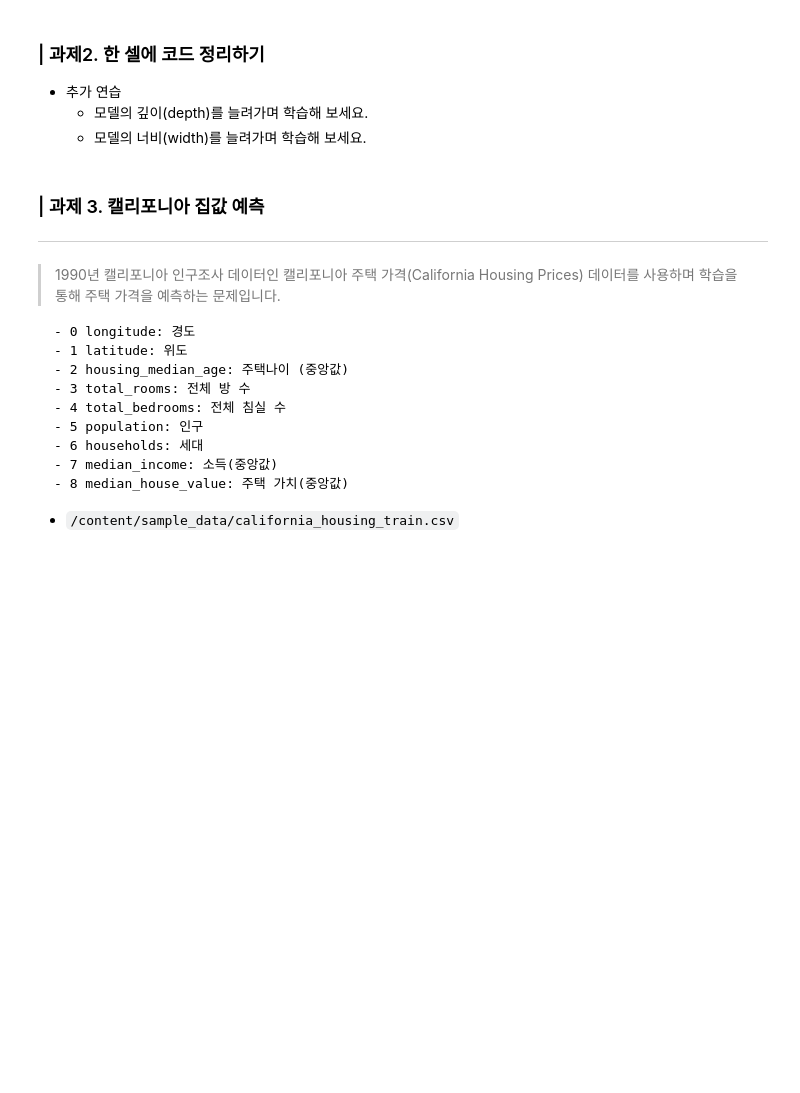
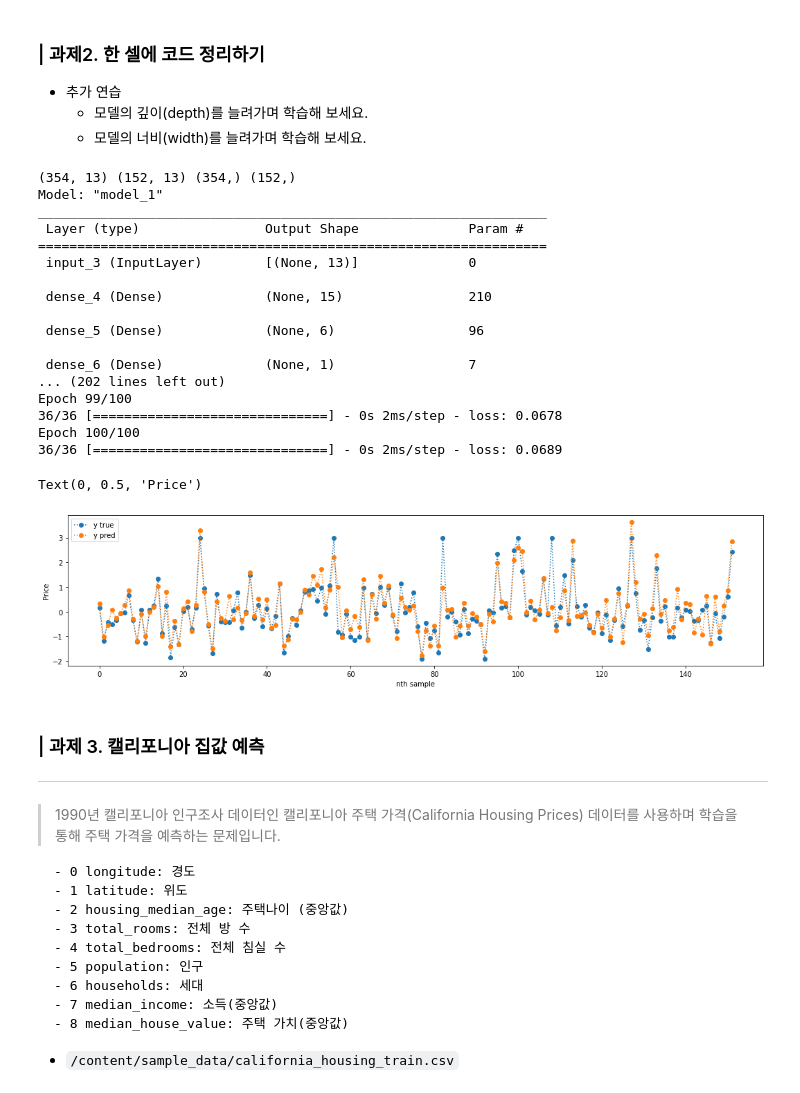
Before and after one commit to GETHUB55/SkillTreePython-DeepLearning, a Jupyter notebook: 01.딥러닝with텐서플로우-basic/ch01_03_DNN기초_회귀모델.ipynb, the cells around one changed output. Drawn from its saved outputs; the diff is of its cells as text; code cells hidden in the pictures; blank space fills up the shorter version.

```diff
--- a/01.딥러닝with텐서플로우-basic/ch01_03_DNN기초_회귀모델.ipynb
+++ b/01.딥러닝with텐서플로우-basic/ch01_03_DNN기초_회귀모델.ipynb
@@ -142,6 +315,85 @@ model.predict(x_test)
 * 추가 연습
   * 모델의 깊이(depth)를 늘려가며 학습해 보세요.
   * 모델의 너비(width)를 늘려가며 학습해 보세요.
+# %%
+from sklearn.preprocessing import StandardScaler #머신러닝 라이브러니
+from sklearn.model_selection import train_test_split
+from tensorflow.keras import models, layers, utils
+
+def path2dataset_housing(path):
+
+# 불러오기
+  dataset = pd.read_csv(data_path,        #엑셀, csv 등 정형데이터를 불러오기
+                       header = None,   #첫번째 샘플이 헤더로 읽히지 않도록 설정
+                       delim_whitespace= True
+                        )
+  #print(dataset.shape) #데이터형식: 판다스 데이터프레임
+
+# 정규화(속성별로 데이터의 스케일을 조정)
+  scaler = StandardScaler()
+  dataset = scaler.fit_transform(dataset)
+  #print(dataset.shape, dataset.dtype) #데이터형식: 넘파이 배열
+
+# x-y 분할
+  x = dataset[:, 0:-1] # (:모든행, 첫번째부터 마지막전까지의 열)
+  y = dataset[:, -1] # (:모든행, 마지막열)
+  #print(x.shape, y.shape)
+
+# train - test 분할
+  x_train, x_test,y_train, y_test = train_test_split(x,y,test_size=0.3)
+
+  return x_train, x_test,y_train, y_test
+def build_model():
+  x= layers.Input(shape=(13))
+  y= layers.Dense(15, activation='relu')(x)
+  y= layers.Dense(6, activation='relu')(y)
+  y= layers.Dense(1)(y) #회귀 문제 경우, 마지막 레이어의 activation 사용하지 않는다.
+  model = models.Model(x,y)
+
+  return model
+ #데이터생성
+x_train, x_test,y_train, y_test=path2dataset_housing(data_path)
+print(x_train.shape, x_test.shape,y_train.shape, y_test.shape)
+
+ #모델생성
+model = build_model()
+model.summary()
+
+#컴파일 및 학습 (예측,시각화)
+
+model.compile(loss = 'mean_squared_error',
+              optimizer = 'adam')
+model.fit(x_train, y_train, epochs=100, batch_size = 10)
+# 예측 및 시각화
+y_pred = model.predict(x_test)
+y_pred = y_pred.flatten() # 2차원 행렬 -> 1차 벡터
+
+plt.figure(figsize = (18,4))
+plt.plot(y_test, marker = 'o', linestyle = ':', label = 'y true')
+plt.plot(y_pred, marker = 'o', linestyle = ':', label = 'y pred')
+plt.legend()
+plt.xlabel('nth sample')
+plt.ylabel('Price')
+# %% [output]
+(354, 13) (152, 13) (354,) (152,)
+Model: "model_1"
+_________________________________________________________________
+ Layer (type)                Output Shape              Param #
+=================================================================
+ input_3 (InputLayer)        [(None, 13)]              0
+
+ dense_4 (Dense)             (None, 15)                210
+
+ dense_5 (Dense)             (None, 6)                 96
+
+ dense_6 (Dense)             (None, 1)                 7
+... (202 lines left out)
+Epoch 99/100
+36/36 [==============================] - 0s 2ms/step - loss: 0.0678
+Epoch 100/100
+36/36 [==============================] - 0s 2ms/step - loss: 0.0689
+Text(0, 0.5, 'Price')
+[figure, added]
 # %% [markdown]
 ### | 과제 3. 캘리포니아 집값 예측
 
```
Also changed, not shown: parts of 20 cells of this notebook.
